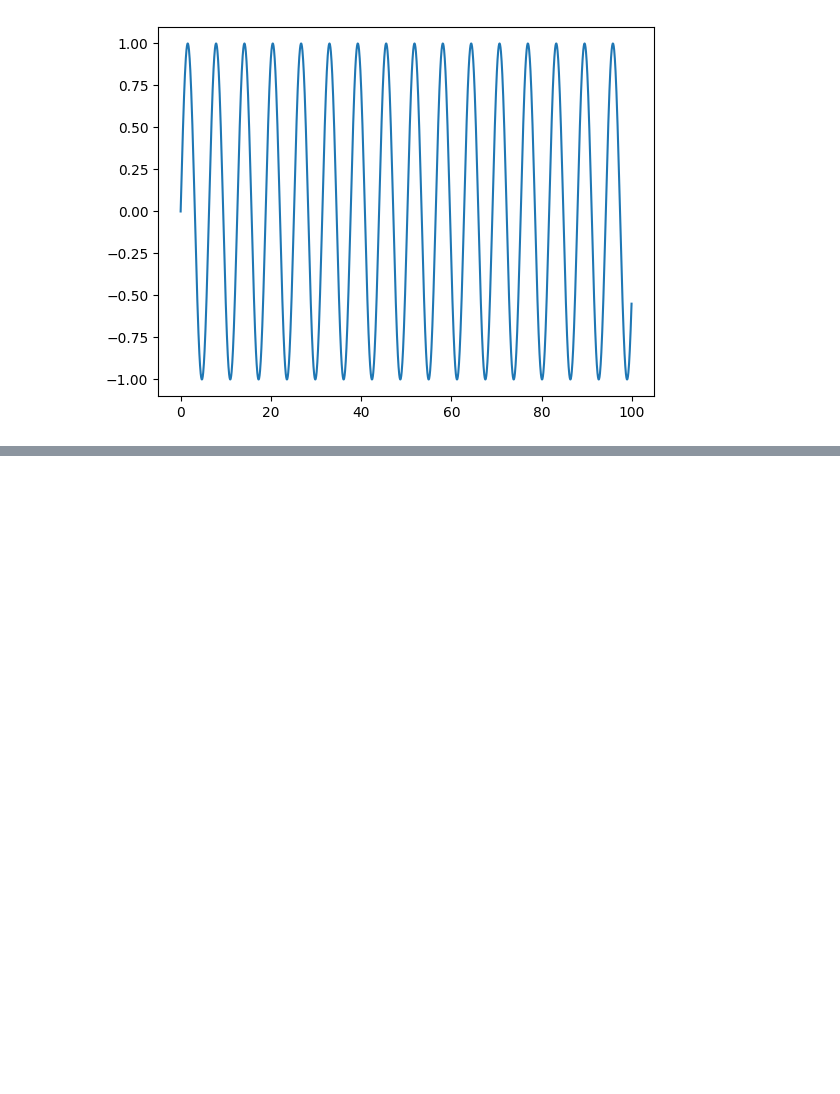
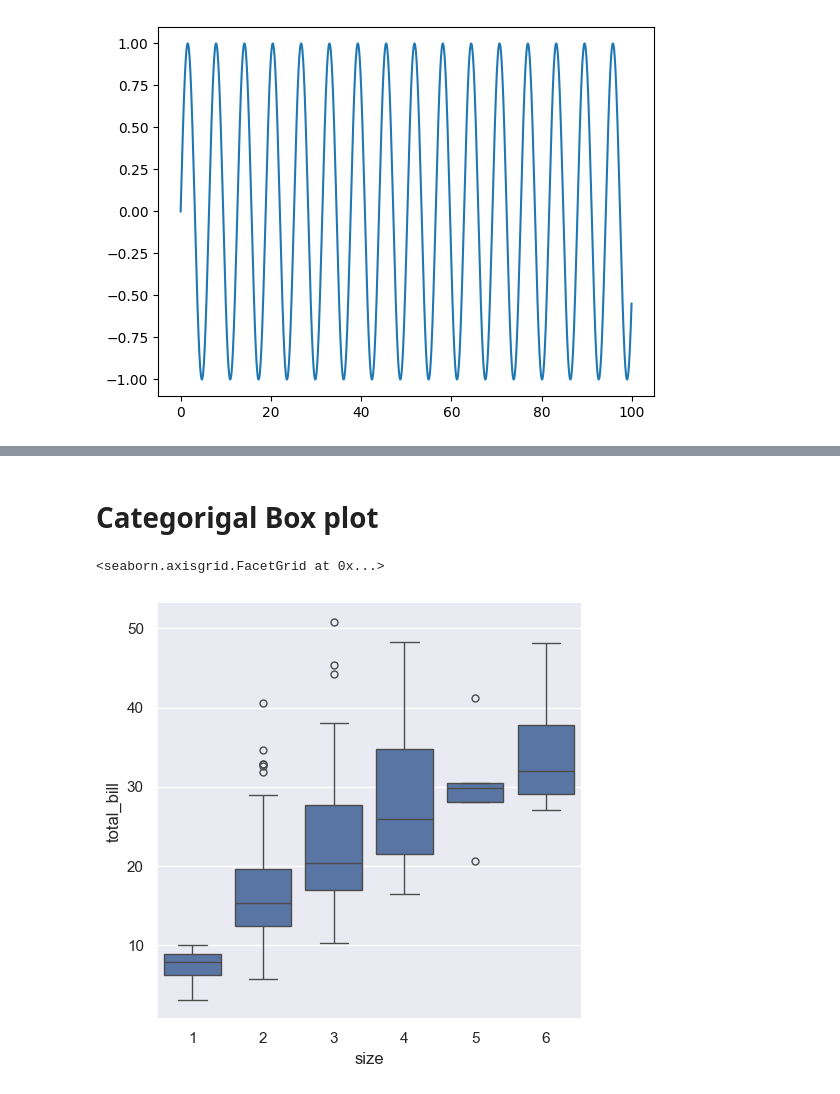
Before and after one commit to riyadhana262005/ML, a Jupyter notebook: Data Visualization.ipynb, the cells around one changed output, grey strips where cells are left out. Cells and saved outputs as stored; diff of their text form; code cells hidden in the pictures; blank space fills up the shorter version.

```diff
--- a/Data Visualization.ipynb
+++ b/Data Visualization.ipynb
@@ -73,0 +209,7 @@ plt.plot(time,amplitude)
+# %% [markdown]
+# Categorigal Box plot
+# %%
+ss.catplot(x='size', y='total_bill', kind='box', data=tip)
+# %% [output]
+<seaborn.axisgrid.FacetGrid at 0x...>
+[figure, added]
```
Also changed, not shown: parts of 24 cells of this notebook.
